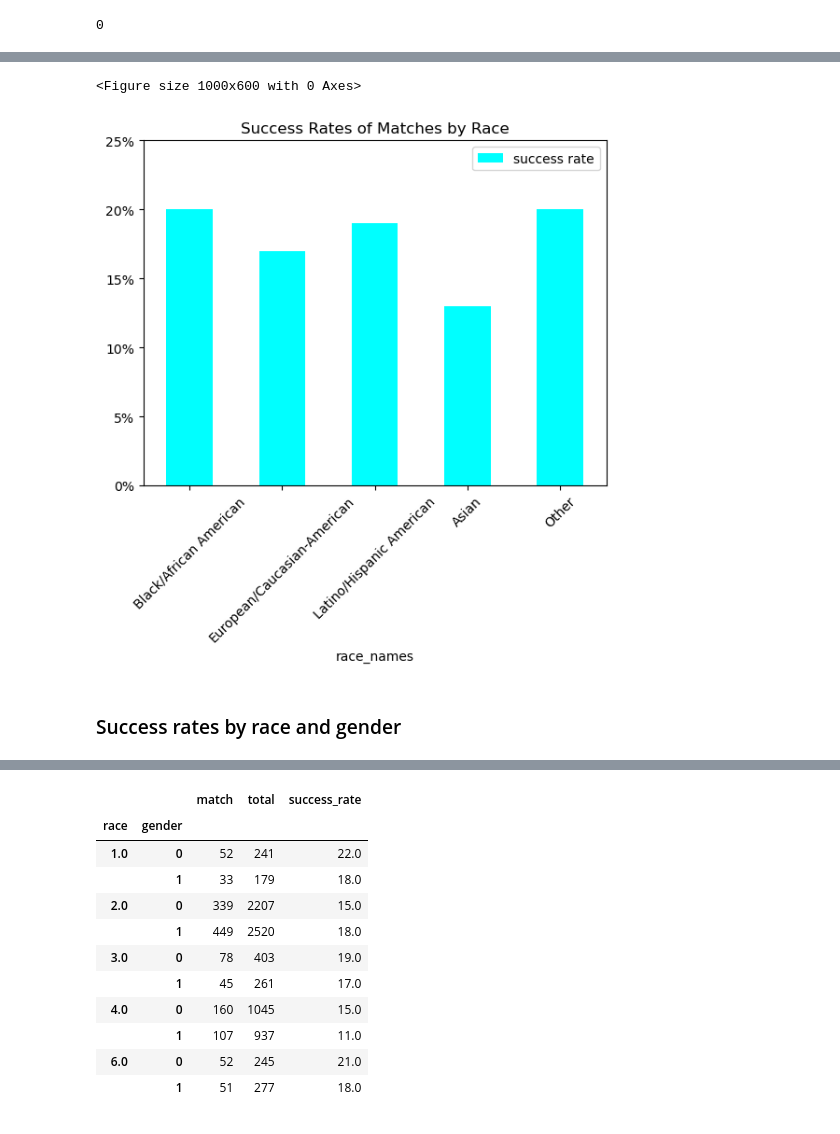
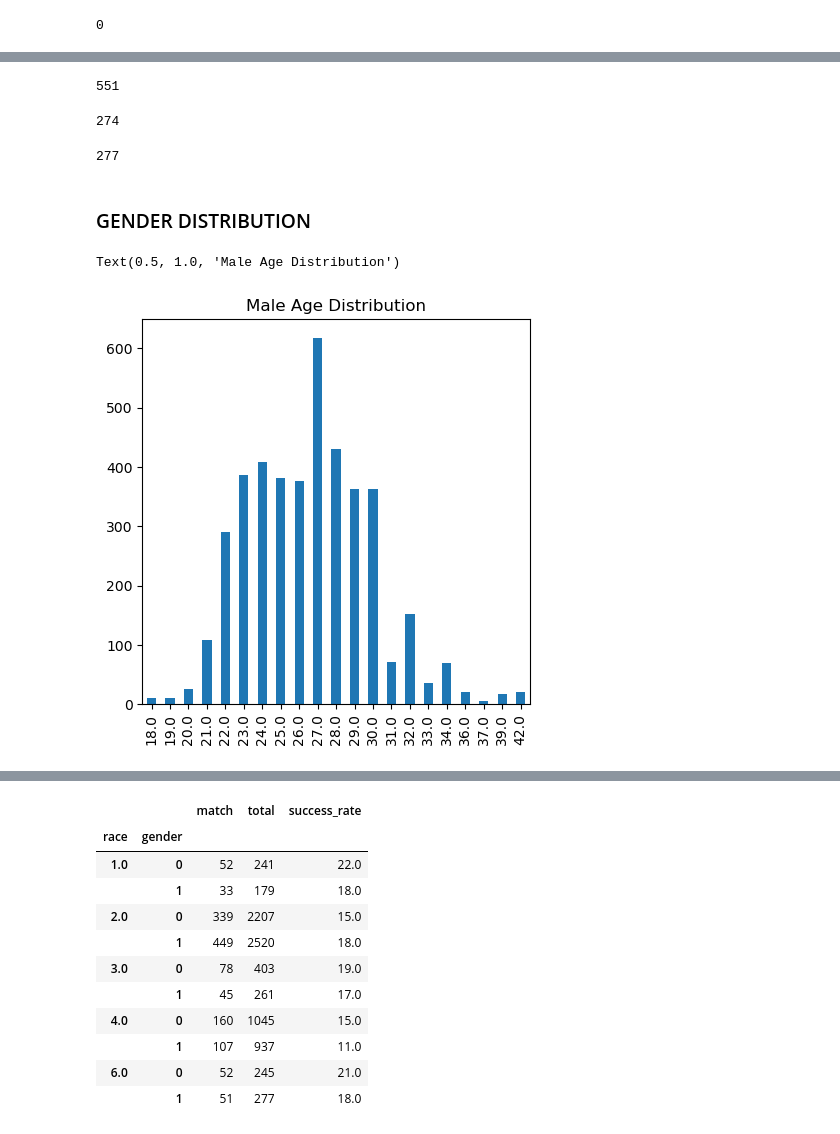
Before and after one commit to hugotomita1201/code_pudding_data, a Jupyter notebook: speed_dating_hugo.ipynb, the cells around one changed output, grey strips where cells are left out. Cells and saved outputs as stored; diff of their text form; code cells hidden in the pictures.

```diff
--- a/speed_dating_hugo.ipynb
+++ b/speed_dating_hugo.ipynb
@@ -46,28 +13,27 @@ by_race
-# %%
-#plot the success rates
-import matplotlib.pyplot as plt
-import seaborn as sns
-
-# Set the style of the plot
-plt.figure(figsize=(10,6))
-
-# Se
-by_race.plot( 'race_names', 'success rate', kind='bar', color='cyan')
-
-#rotate the x labels to make them more readable
-plt.xticks(rotation=45)
-#set the title
-plt.title('Success Rates of Matches by Race')
-#set y limit to 1 to make the graph more readable
-plt.ylim(0,25)
-
-#add % to the y axis
-plt.gca().yaxis.set_major_formatter(plt.FuncFormatter(lambda x, loc: "{:,}%".format(int(x))))
-
-
-plt.show()
-# %% [output]
-<Figure size 1000x600 with 0 Axes>
-[figure, removed]
-# %% [markdown]
-### Success rates by race and gender
+# %%
+#check for number of participants
+df['iid'].nunique( )
+# %% [output]
+551
+# %%
+#check for each gender number of participants
+display(df[df['gender'] == 0]['iid'].nunique( ))
+df[df['gender'] ==1]['iid'].nunique( )
+# %% [output]
+274
+277
+# %% [markdown]
+### GENDER DISTRIBUTION
+# %%
+#find the distribution of age and gender with a 2 sided bar plot
+male_count = df[(df['gender'] == 1) & (df['age'])]['age'].value_counts()
+
+#sort male count by age and plot
+male_count = male_count.sort_index()
+
+male_count.plot(kind = 'bar', figsize = (5, 5))
+
+plt.title('Male Age Distribution')
+# %% [output]
+Text(0.5, 1.0, 'Male Age Distribution')
+[figure, added]
```
Also changed, not shown: parts of 32 cells of this notebook, 10 other files.
